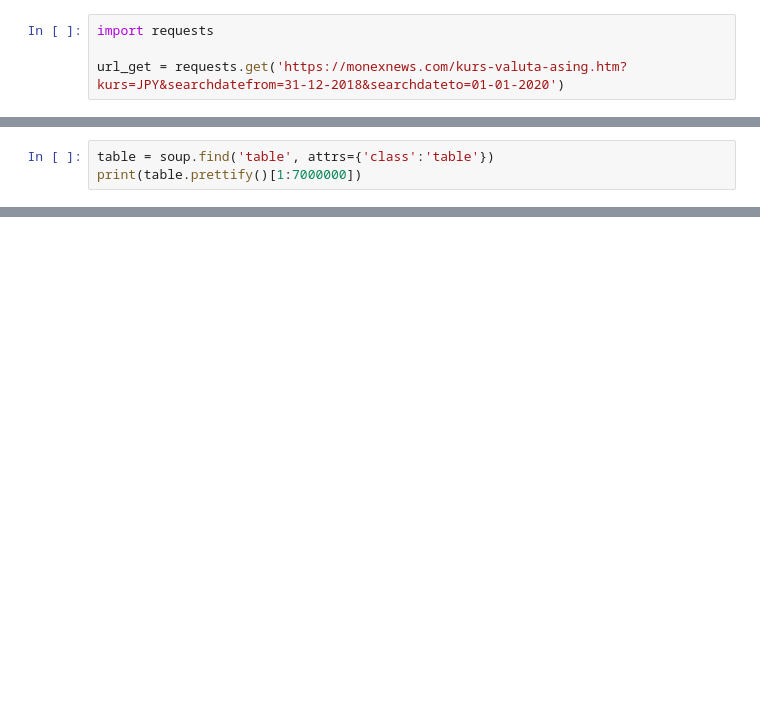
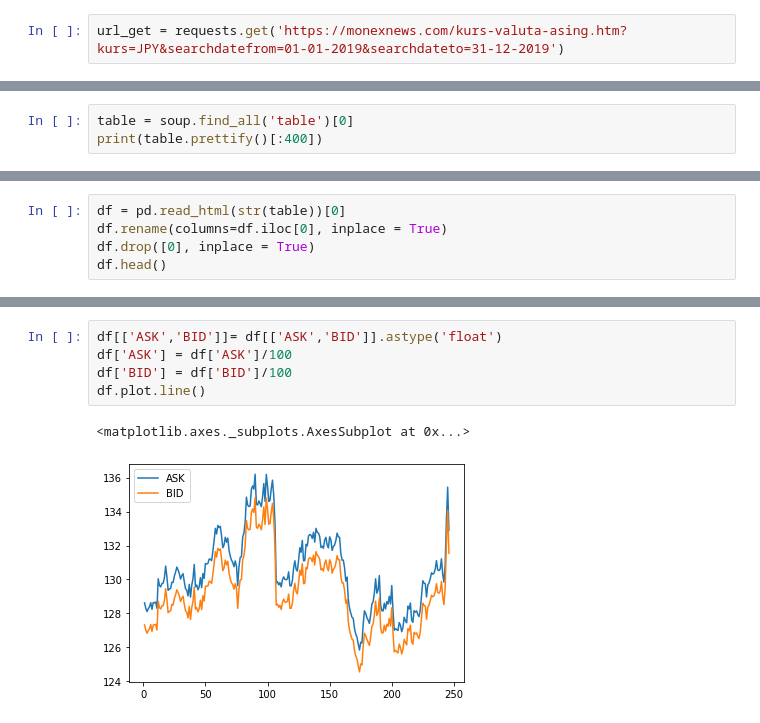
Before and after one commit to ddtambunan/CapstoneScrapping, a Jupyter notebook: ScarapMonex.ipynb, the cells around one changed output, grey strips where cells are left out. Saved outputs shown, nothing was run; the diff lists cells and outputs as text; blank space fills up the shorter version.

```diff
--- a/ScarapMonex.ipynb
+++ b/ScarapMonex.ipynb
@@ -1,4 +5,2 @@
 # %%
-import requests
-
-url_get = requests.get('https://monexnews.com/kurs-valuta-asing.htm?kurs=JPY&searchdatefrom=31-12-2018&searchdateto=01-01-2020')
+url_get = requests.get('https://monexnews.com/kurs-valuta-asing.htm?kurs=JPY&searchdatefrom=01-01-2019&searchdateto=31-12-2019')
@@ -36,4 +9,4 @@ print(soup.prettify()[:7000000])
 # %%
-table = soup.find('table', attrs={'class':'table'})
-print(table.prettify()[1:7000000])
+table = soup.find_all('table')[0]
+print(table.prettify()[:400])
 # %% [output]
@@ -85,0 +30,5 @@ AttributeError: 'list' object has no attribute 'replace'
+# %%
+df = pd.read_html(str(table))[0]
+df.rename(columns=df.iloc[0], inplace = True)
+df.drop([0], inplace = True)
+df.head()
@@ -85,0 +42,8 @@ AttributeError: 'list' object has no attribute 'replace'
+# %%
+df[['ASK','BID']]= df[['ASK','BID']].astype('float')
+df['ASK'] = df['ASK']/100
+df['BID'] = df['BID']/100
+df.plot.line()
+# %% [output]
+<matplotlib.axes._subplots.AxesSubplot at 0x...>
+[figure, added]
```
Also changed, not shown: parts of 9 cells of this notebook, 1 other file.
